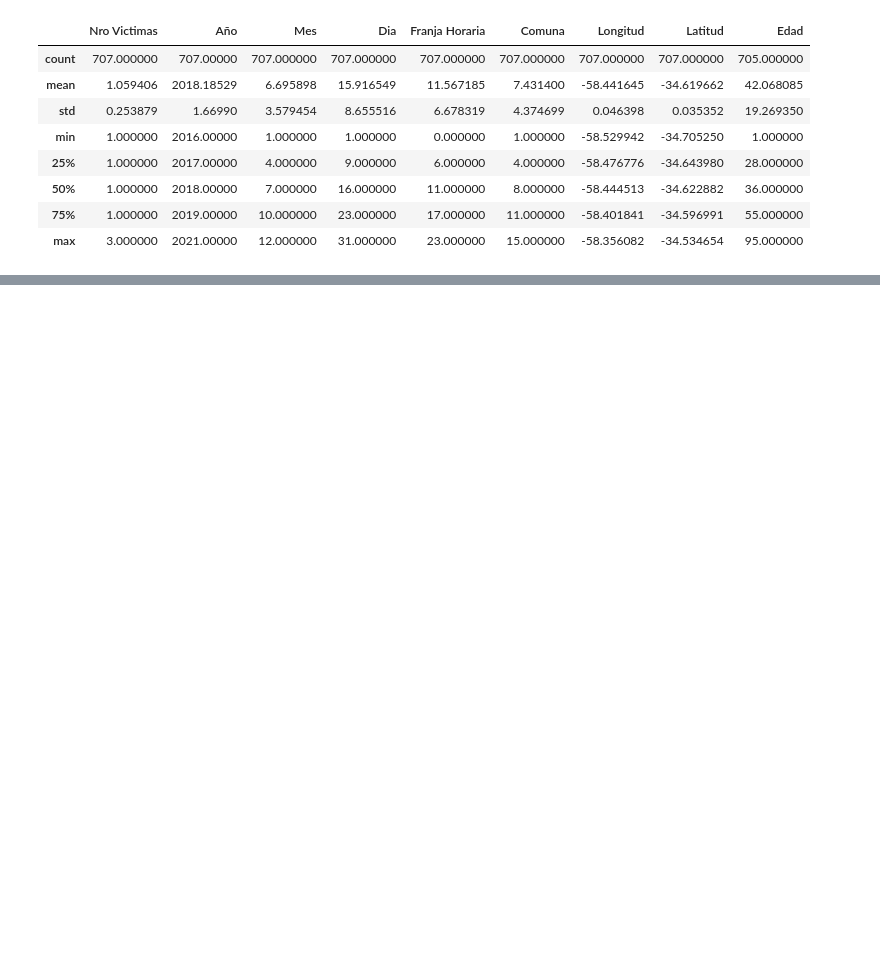
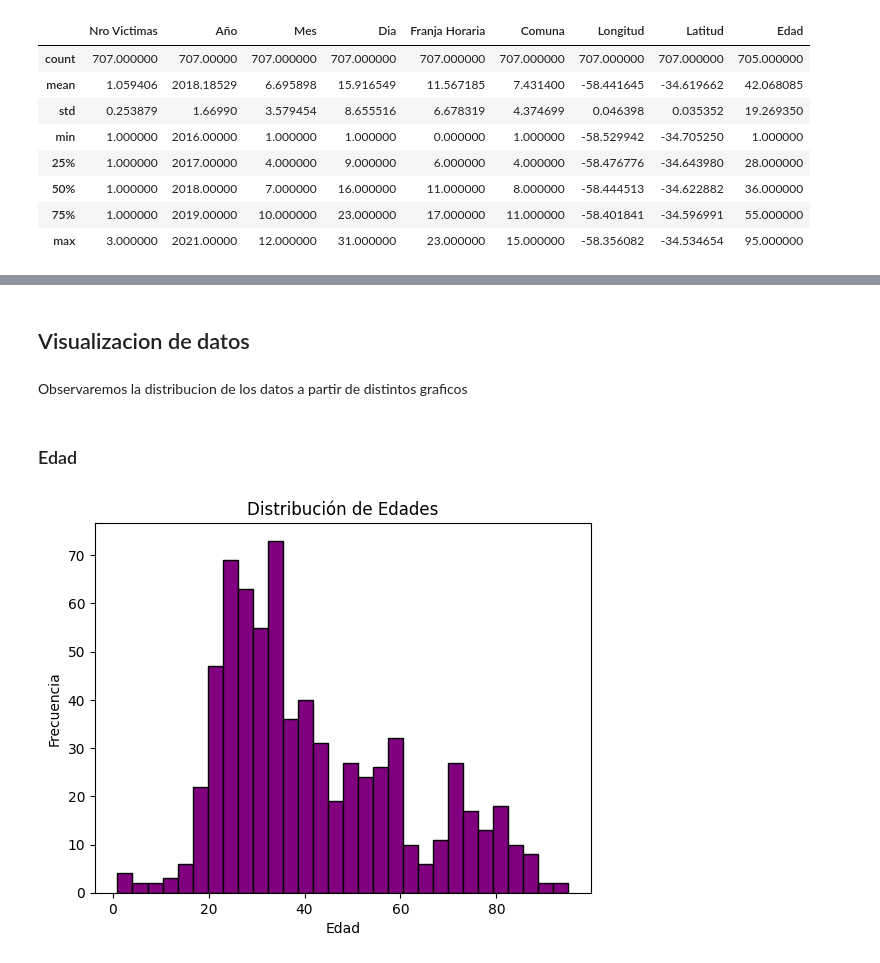
Before and after one commit to ASGuzman/PI2_Siniestros_Viales, a Jupyter notebook: EDA.ipynb, the cells around one changed output, grey strips where cells are left out. Saved outputs shown, nothing was run; the diff lists cells and outputs as text; code cells hidden in the pictures; blank space fills up the shorter version.

```diff
--- a/EDA.ipynb
+++ b/EDA.ipynb
@@ -156,0 +148,14 @@ df_siniestros[columnas_seleccionadas].describe(include='all')
+# %% [markdown]
+## Visualizacion de datos
+# %% [markdown]
+Observaremos la distribucion de los datos a partir de distintos graficos
+# %% [markdown]
+### Edad
+# %%
+plt.hist(df_siniestros["Edad"].dropna(), bins=30, edgecolor='black', color="purple")
+plt.title("Distribución de Edades")
+plt.xlabel("Edad")
+plt.ylabel("Frecuencia")
+plt.show()
+# %% [output]
+[figure, added]
```
Also changed, not shown: parts of 27 cells of this notebook, 4 other files.
